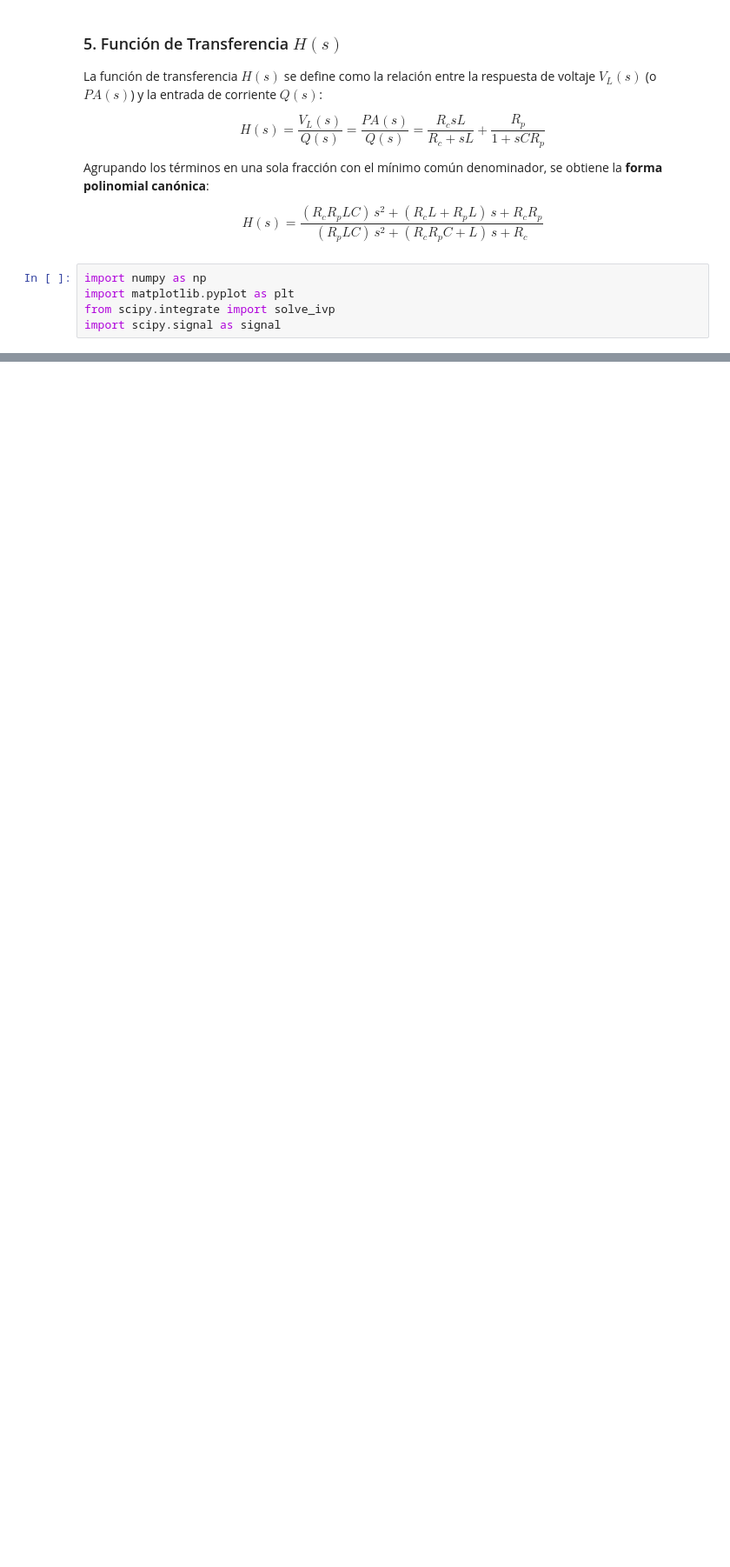
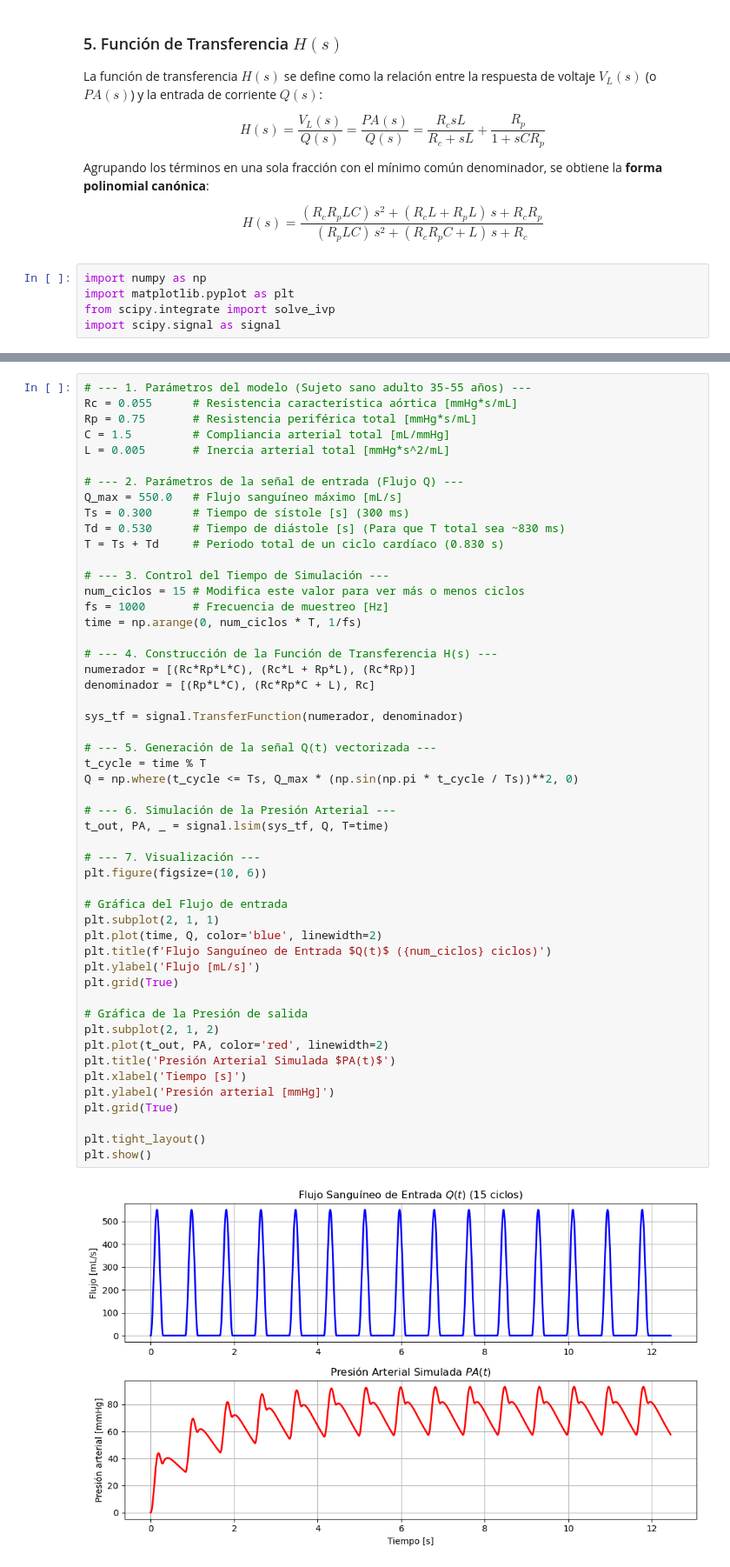
Before and after one commit to luisfmontoyaf/Modelos_Taller_3, a Jupyter notebook: code_taller_3.ipynb, the cells around one changed output, grey strips where cells are left out. Shown at 87% size. Saved outputs shown, nothing was run; the diff lists cells and outputs as text; blank space fills up the shorter version.

```diff
--- a/code_taller_3.ipynb
+++ b/code_taller_3.ipynb
@@ -83,0 +102,53 @@ plt.show()
+# %%
+# --- 1. Parámetros del modelo (Sujeto sano adulto 35-55 años) ---
+Rc = 0.055      # Resistencia característica aórtica [mmHg*s/mL]
+Rp = 0.75       # Resistencia periférica total [mmHg*s/mL]
+C = 1.5         # Compliancia arterial total [mL/mmHg]
+L = 0.005       # Inercia arterial total [mmHg*s^2/mL]
+
+# --- 2. Parámetros de la señal de entrada (Flujo Q) ---
+Q_max = 550.0   # Flujo sanguíneo máximo [mL/s]
+Ts = 0.300      # Tiempo de sístole [s] (300 ms)
+Td = 0.530      # Tiempo de diástole [s] (Para que T total sea ~830 ms)
+T = Ts + Td     # Periodo total de un ciclo cardíaco (0.830 s)
+
+# --- 3. Control del Tiempo de Simulación ---
+num_ciclos = 15 # Modifica este valor para ver más o menos ciclos
+fs = 1000       # Frecuencia de muestreo [Hz]
+time = np.arange(0, num_ciclos * T, 1/fs)
+
+# --- 4. Construcción de la Función de Transferencia H(s) ---
+numerador = [(Rc*Rp*L*C), (Rc*L + Rp*L), (Rc*Rp)]
+denominador = [(Rp*L*C), (Rc*Rp*C + L), Rc]
+
+sys_tf = signal.TransferFunction(numerador, denominador)
+
+# --- 5. Generación de la señal Q(t) vectorizada ---
+t_cycle = time % T
+Q = np.where(t_cycle <= Ts, Q_max * (np.sin(np.pi * t_cycle / Ts))**2, 0)
+
+# --- 6. Simulación de la Presión Arterial ---
+t_out, PA, _ = signal.lsim(sys_tf, Q, T=time)
+
+# --- 7. Visualización ---
+plt.figure(figsize=(10, 6))
+
+# Gráfica del Flujo de entrada
+plt.subplot(2, 1, 1)
+plt.plot(time, Q, color='blue', linewidth=2)
+plt.title(f'Flujo Sanguíneo de Entrada $Q(t)$ ({num_ciclos} ciclos)')
+plt.ylabel('Flujo [mL/s]')
+plt.grid(True)
+
+# Gráfica de la Presión de salida
+plt.subplot(2, 1, 2)
+plt.plot(t_out, PA, color='red', linewidth=2)
+plt.title('Presión Arterial Simulada $PA(t)$')
+plt.xlabel('Tiempo [s]')
+plt.ylabel('Presión arterial [mmHg]')
+plt.grid(True)
+
+plt.tight_layout()
+plt.show()
+# %% [output]
+[figure, added]
```
Also changed, not shown: parts of 7 cells of this notebook.
